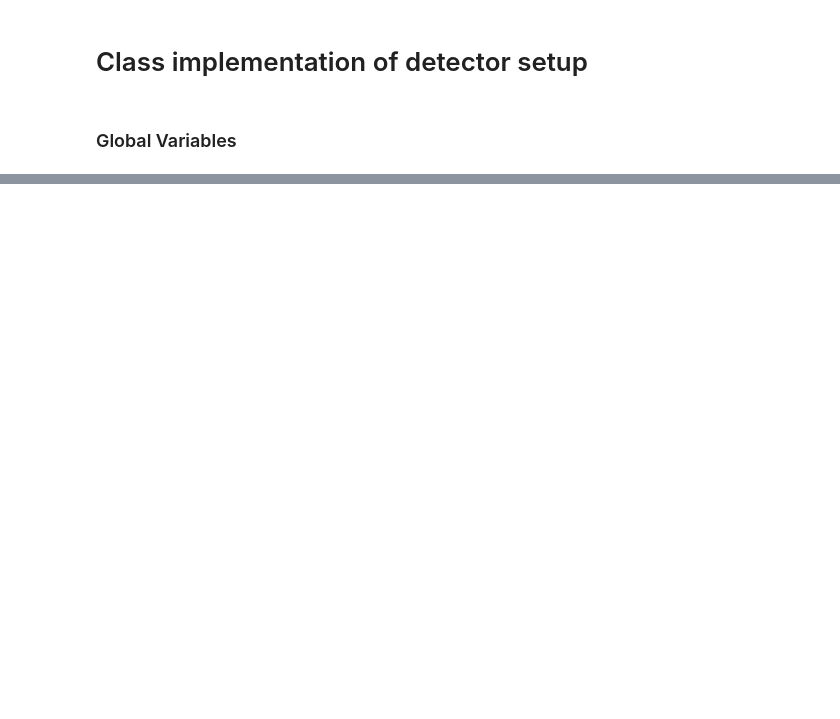
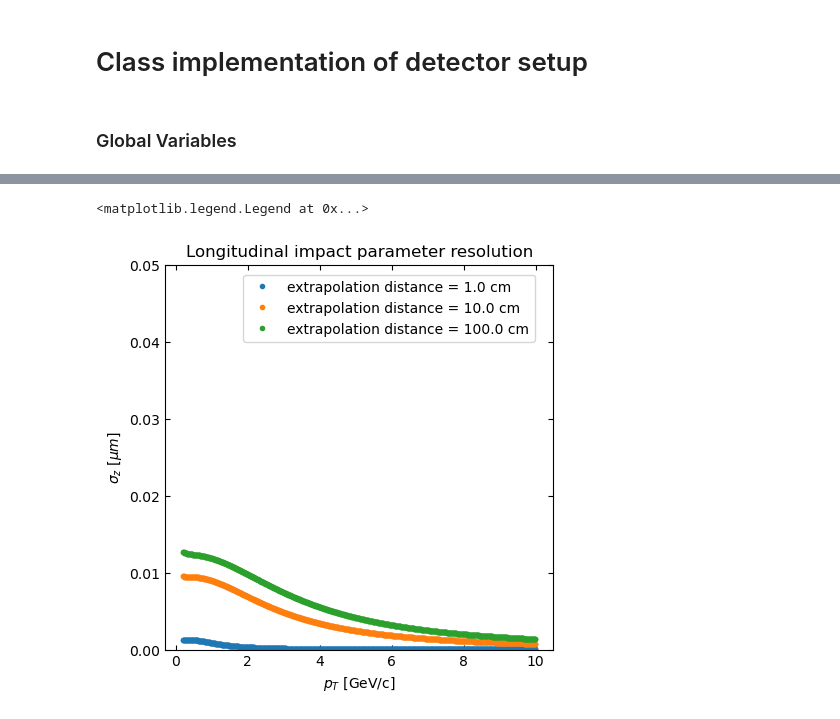
Before and after one commit to Claitos/Track-Parameter-Resolutions, a Jupyter notebook: ITS2_Test.ipynb, the cells around one changed output, grey strips where cells are left out. Saved outputs shown, nothing was run; the diff lists cells and outputs as text; code cells hidden in the pictures; blank space fills up the shorter version.

```diff
--- a/ITS2_Test.ipynb
+++ b/ITS2_Test.ipynb
@@ -418,0 +484,13 @@ Total Momentum Resolution2: 0.08748686431137391
+# %%
+plt.rcParams["figure.figsize"] = (5,5)
+for i, r in enumerate(extrapolation_radii):
+    plt.plot(proton_momenta, scdiff[i], ".", label=f"extrapolation distance = {r*100} cm")
+plt.title("Longitudinal impact parameter resolution")
+plt.xlabel("$p_{T}$ [GeV/c]")
+plt.ylabel("$\sigma_{z}$ [$\mu m$]")
+plt.ylim(0, 0.05)
+plt.tick_params(top=True, right=True, direction="in")
+plt.legend(loc=(0.2, 0.8))
+# %% [output]
+<matplotlib.legend.Legend at 0x...>
+[figure, added]
```
Also changed, not shown: parts of 10 cells of this notebook, 5 other files.
